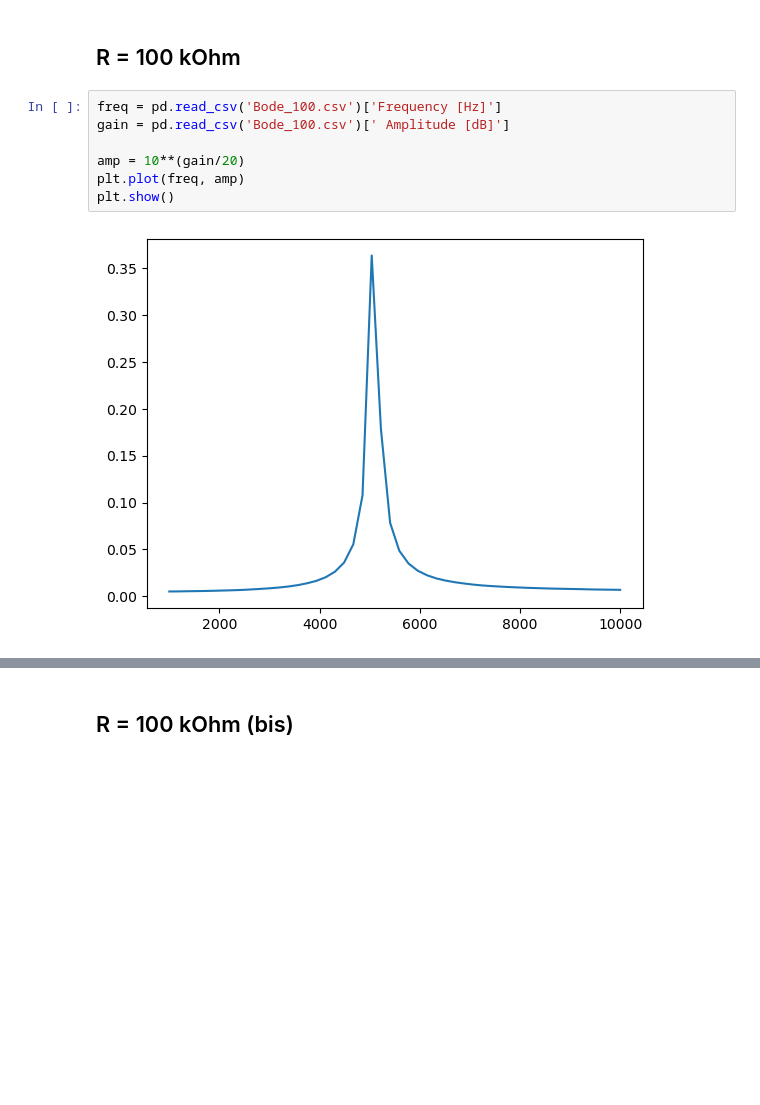
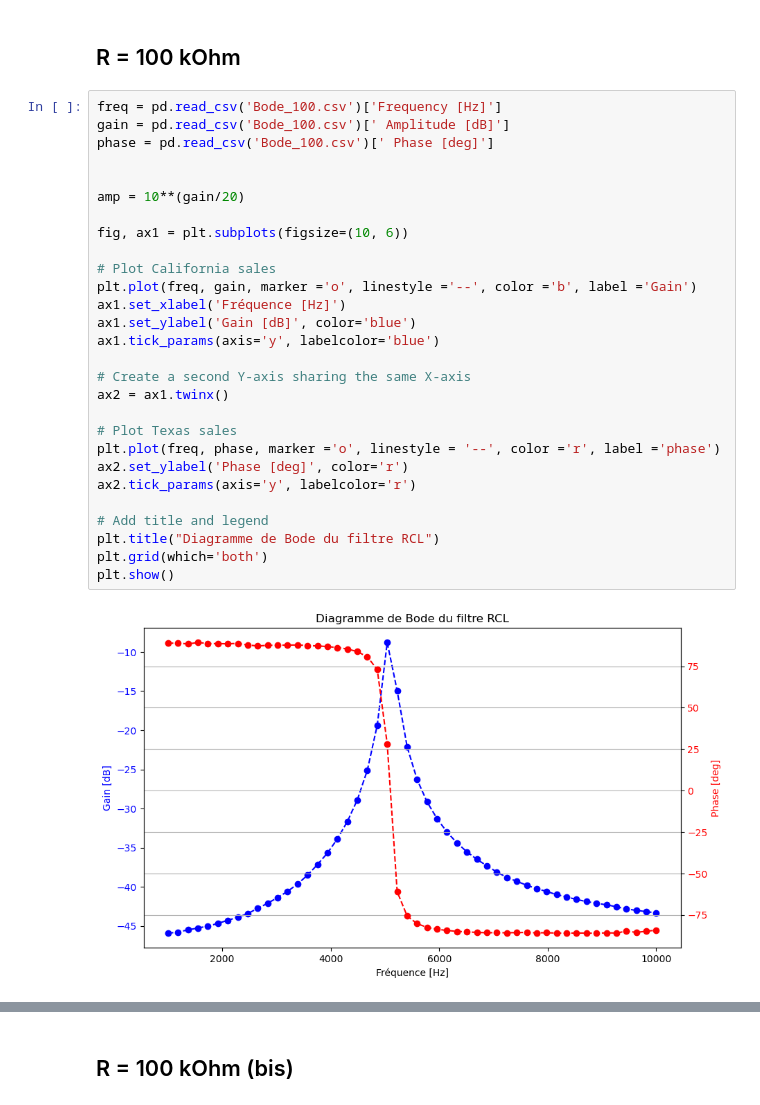
Before and after one commit to delavayan/Experiance-4-Phys-exp, a Jupyter notebook: TP RLC - Camille & Klara.ipynb, the cells around one changed output, grey strips where cells are left out. Cells and saved outputs as stored; diff of their text form; blank space fills up the shorter version.

```diff
--- a/TP RLC - Camille & Klara.ipynb
+++ b/TP RLC - Camille & Klara.ipynb
@@ -69,15 +73,36 @@ plt.plot(freq, G_brut)
 [figure]
 # %% [markdown]
 ## R = 100 kOhm
-# %%
-freq = pd.read_csv('Bode_100.csv')['Frequency [Hz]']
-gain = pd.read_csv('Bode_100.csv')[' Amplitude [dB]']
-
-amp = 10**(gain/20)
-plt.plot(freq, amp)
-plt.show()
-# %% [output]
-[figure, removed]
+# %%
+freq = pd.read_csv('Bode_100.csv')['Frequency [Hz]']
+gain = pd.read_csv('Bode_100.csv')[' Amplitude [dB]']
+phase = pd.read_csv('Bode_100.csv')[' Phase [deg]']
+
+
+amp = 10**(gain/20)
+
+fig, ax1 = plt.subplots(figsize=(10, 6))
+
+# Plot California sales
+plt.plot(freq, gain, marker ='o', linestyle ='--', color ='b', label ='Gain')
+ax1.set_xlabel('Fréquence [Hz]')
+ax1.set_ylabel('Gain [dB]', color='blue')
+ax1.tick_params(axis='y', labelcolor='blue')
+
+# Create a second Y-axis sharing the same X-axis
+ax2 = ax1.twinx()
+
+# Plot Texas sales
+plt.plot(freq, phase, marker ='o', linestyle = '--', color ='r', label ='phase')
+ax2.set_ylabel('Phase [deg]', color='r')
+ax2.tick_params(axis='y', labelcolor='r')
+
+# Add title and legend
+plt.title("Diagramme de Bode du filtre RCL")
+plt.grid(which='both')
+plt.show()
+# %% [output]
+[figure, added]
 # %%
 
 def model(w, w0, A, Q):
```
Also changed, not shown: parts of 13 cells of this notebook, 3 other files.
